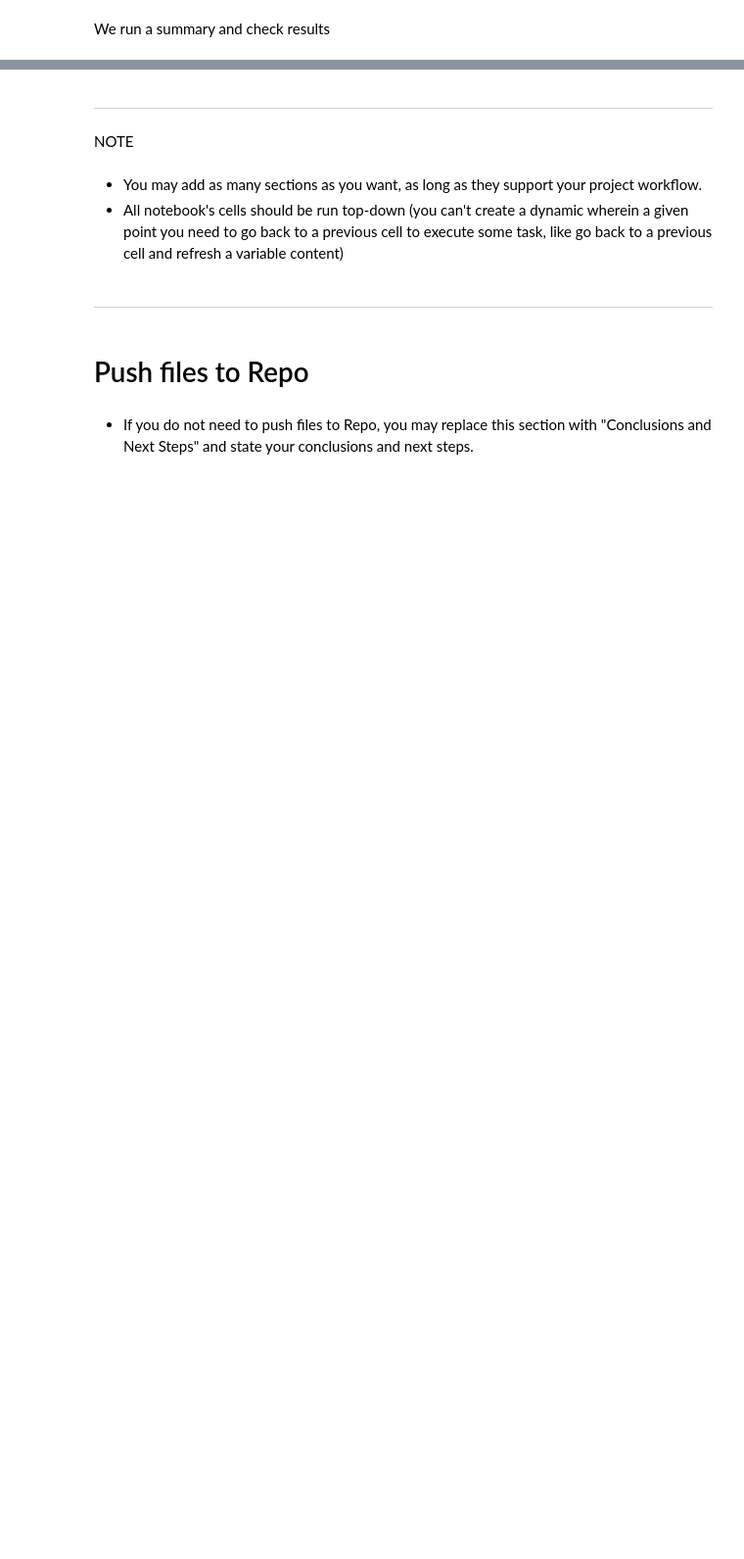
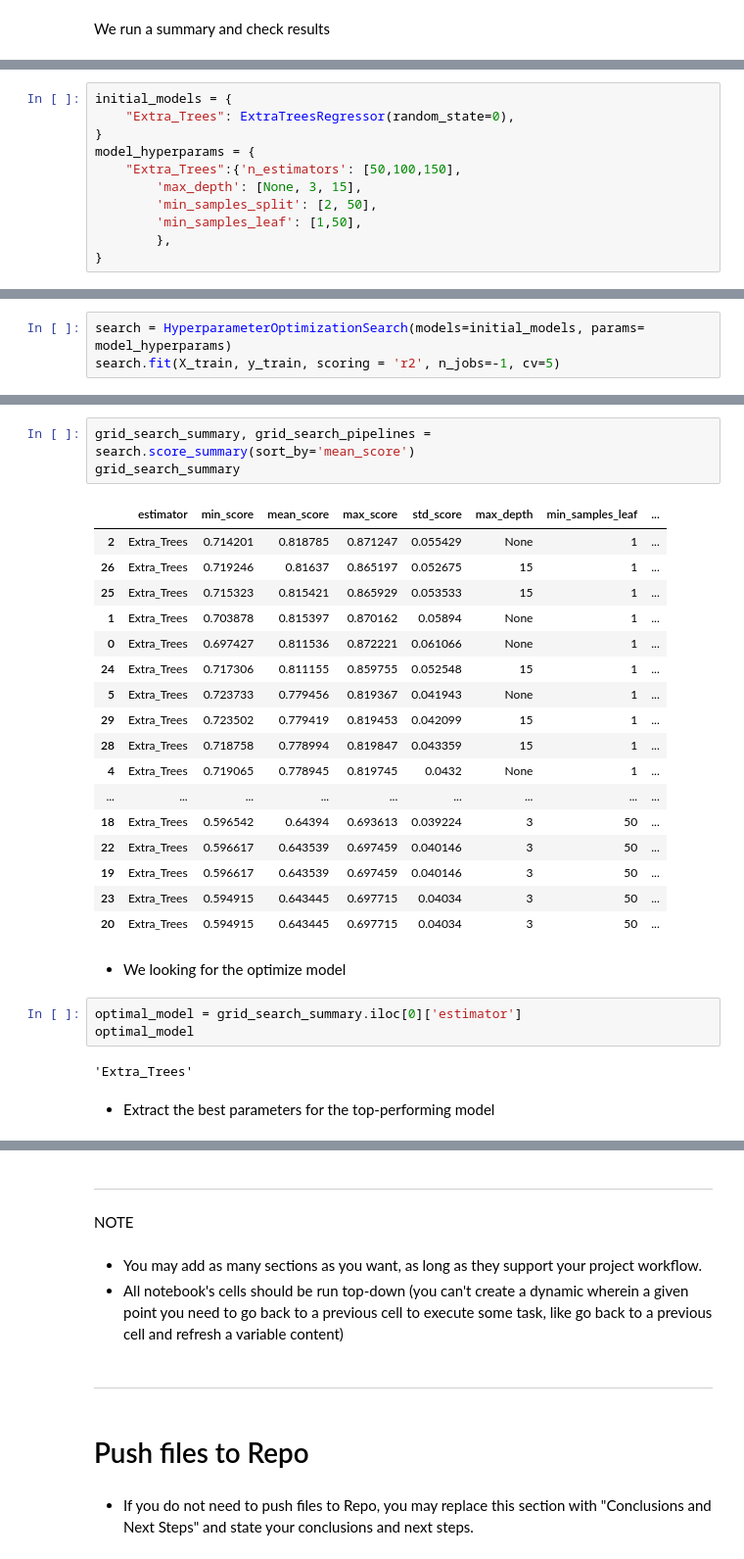
Before and after one commit to Ismino/housepricepred2, a Jupyter notebook: jupyter_notebooks/Modelling and Evaluation - Predict House Price.ipynb5.ipynb, the cells around one changed output, grey strips where cells are left out. Shown at 98% size. Cells and saved outputs as stored; diff of their text form; blank space fills up the shorter version.

Commit message:
Add grid search cv to modeling step

```diff
--- a/jupyter_notebooks/Modelling and Evaluation - Predict House Price.ipynb5.ipynb
+++ b/jupyter_notebooks/Modelling and Evaluation - Predict House Price.ipynb5.ipynb
@@ -268,0 +360,11 @@ grid_search_summary
+# %%
+initial_models = {
+    "Extra_Trees": ExtraTreesRegressor(random_state=0),
+}
+model_hyperparams = {
+    "Extra_Trees":{'n_estimators': [50,100,150],
+        'max_depth': [None, 3, 15],
+        'min_samples_split': [2, 50],
+        'min_samples_leaf': [1,50],
+        },
+}
@@ -268,0 +373,3 @@ grid_search_summary
+# %%
+search = HyperparameterOptimizationSearch(models=initial_models, params= model_hyperparams)
+search.fit(X_train, y_train, scoring = 'r2', n_jobs=-1, cv=5)
@@ -268,0 +387,30 @@ grid_search_summary
+# %%
+grid_search_summary, grid_search_pipelines = search.score_summary(sort_by='mean_score')
+grid_search_summary
+# %% [output]
+|  | estimator | min_score | mean_score | max_score | std_score | max_depth | min_samples_leaf | ... |
+| 2 | Extra_Trees | 0.714201 | 0.818785 | 0.871247 | 0.055429 | None | 1 | ... |
+| 26 | Extra_Trees | 0.719246 | 0.81637 | 0.865197 | 0.052675 | 15 | 1 | ... |
+| 25 | Extra_Trees | 0.715323 | 0.815421 | 0.865929 | 0.053533 | 15 | 1 | ... |
+| 1 | Extra_Trees | 0.703878 | 0.815397 | 0.870162 | 0.05894 | None | 1 | ... |
+| 0 | Extra_Trees | 0.697427 | 0.811536 | 0.872221 | 0.061066 | None | 1 | ... |
+| 24 | Extra_Trees | 0.717306 | 0.811155 | 0.859755 | 0.052548 | 15 | 1 | ... |
+| 5 | Extra_Trees | 0.723733 | 0.779456 | 0.819367 | 0.041943 | None | 1 | ... |
+| 29 | Extra_Trees | 0.723502 | 0.779419 | 0.819453 | 0.042099 | 15 | 1 | ... |
+| 28 | Extra_Trees | 0.718758 | 0.778994 | 0.819847 | 0.043359 | 15 | 1 | ... |
+| 4 | Extra_Trees | 0.719065 | 0.778945 | 0.819745 | 0.0432 | None | 1 | ... |
+| ... | ... | ... | ... | ... | ... | ... | ... | ... |
+| 18 | Extra_Trees | 0.596542 | 0.64394 | 0.693613 | 0.039224 | 3 | 50 | ... |
+| 22 | Extra_Trees | 0.596617 | 0.643539 | 0.697459 | 0.040146 | 3 | 50 | ... |
+| 19 | Extra_Trees | 0.596617 | 0.643539 | 0.697459 | 0.040146 | 3 | 50 | ... |
+| 23 | Extra_Trees | 0.594915 | 0.643445 | 0.697715 | 0.04034 | 3 | 50 | ... |
+| 20 | Extra_Trees | 0.594915 | 0.643445 | 0.697715 | 0.04034 | 3 | 50 | ... |
+# %% [markdown]
+* We looking for the optimize model
+# %%
+optimal_model = grid_search_summary.iloc[0]['estimator']
+optimal_model
+# %% [output]
+'Extra_Trees'
+# %% [markdown]
+* Extract the best parameters for the top-performing model
```
Also changed, not shown: parts of 19 cells of this notebook.
